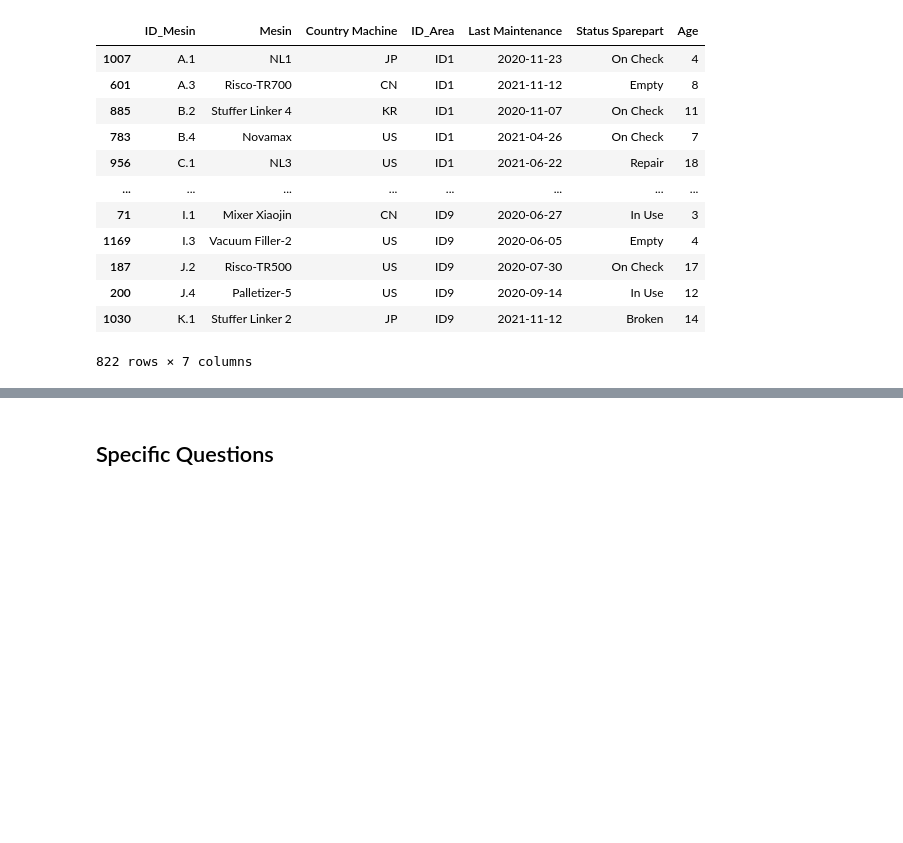
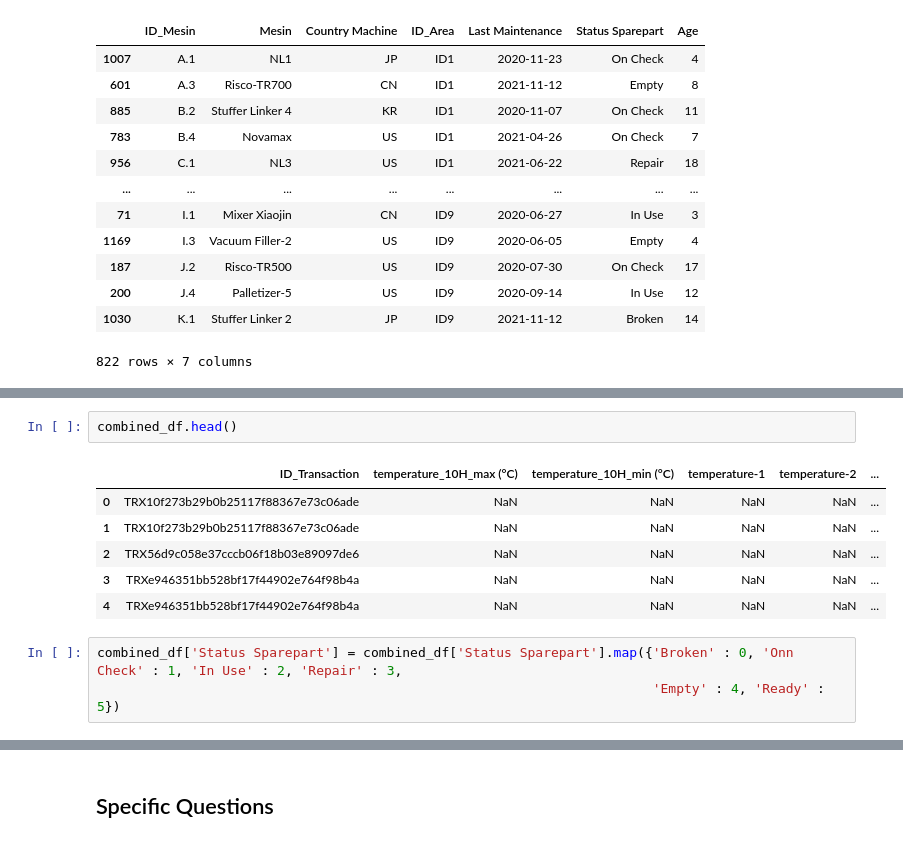
Before and after one commit to adli-arindra/Machine-Breakdown-Prediction, a Jupyter notebook: eda.ipynb, the cells around one changed output, grey strips where cells are left out. Saved outputs shown, nothing was run; the diff lists cells and outputs as text; blank space fills up the shorter version.

```diff
--- a/eda.ipynb
+++ b/eda.ipynb
@@ -337,0 +338,12 @@ print(len(combined_df))
+# %%
+combined_df.head()
+# %% [output]
+|  | ID_Transaction | temperature_10H_max (°C) | temperature_10H_min (°C) | temperature-1 | temperature-2 | ... |
+| 0 | TRX10f273b29b0b25117f88367e73c06ade | NaN | NaN | NaN | NaN | ... |
+| 1 | TRX10f273b29b0b25117f88367e73c06ade | NaN | NaN | NaN | NaN | ... |
+| 2 | TRX56d9c058e37cccb06f18b03e89097de6 | NaN | NaN | NaN | NaN | ... |
+| 3 | TRXe946351bb528bf17f44902e764f98b4a | NaN | NaN | NaN | NaN | ... |
+| 4 | TRXe946351bb528bf17f44902e764f98b4a | NaN | NaN | NaN | NaN | ... |
+# %%
+combined_df['Status Sparepart'] = combined_df['Status Sparepart'].map({'Broken' : 0, 'Onn Check' : 1, 'In Use' : 2, 'Repair' : 3,
+                                                                       'Empty' : 4, 'Ready' : 5})
```
Also changed, not shown: parts of 2 cells of this notebook.
